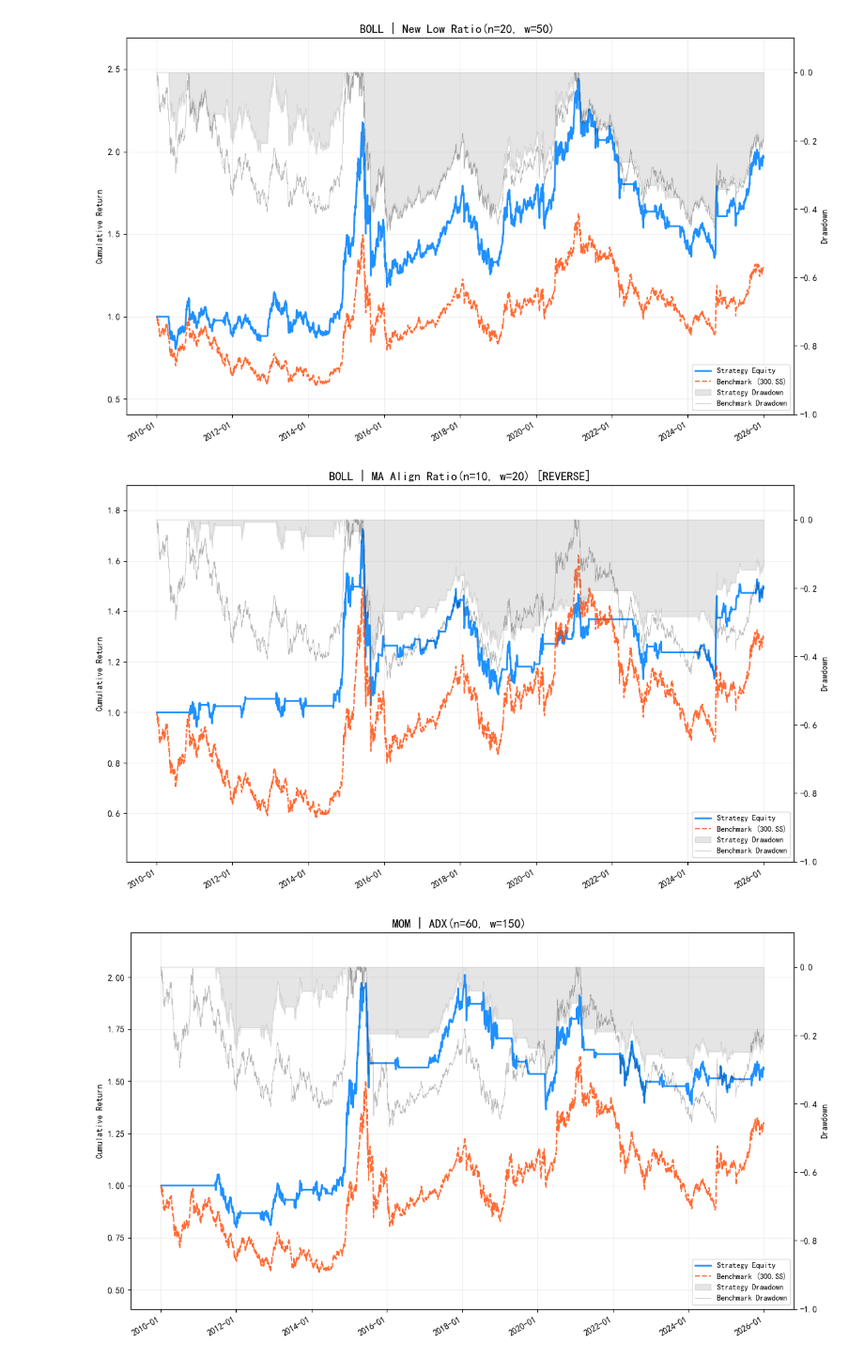
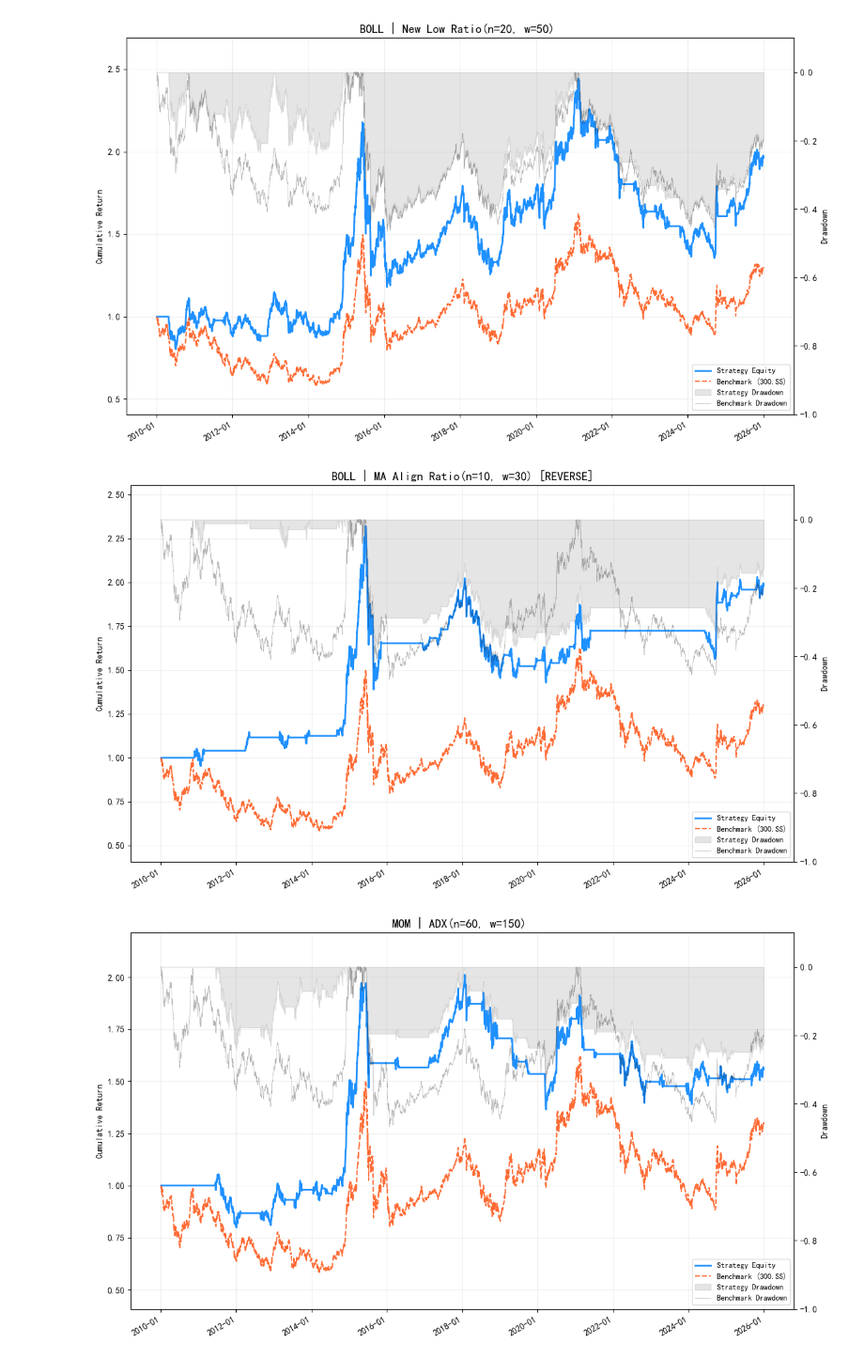
Before and after one commit to GaryNasser/quant-research-notebook, a Jupyter notebook: C-择时/20251226-华泰证券-A股择时之技术打分体系.ipynb, the cells around one changed output. Shown at 94% size. Cells and saved outputs as stored; diff of their text form; code cells hidden in the pictures.

```diff
--- a/C-择时/20251226-华泰证券-A股择时之技术打分体系.ipynb
+++ b/C-择时/20251226-华泰证券-A股择时之技术打分体系.ipynb
@@ -644,11 +644,11 @@ boll.plot_strategy_performance("Close", "New Low Ratio", calc_new_low_ratio, 20,
 # %% [output]
 [figure]
 # %%
-# Reverse BOLL 策略，10 日多头排列占比，20 天回看窗口
+# Reverse BOLL 策略，10 日多头排列占比，30 天回看窗口
 boll.plot_strategy_performance("Close", "MA Align Ratio", calc_ma_alignment_ratio,
-                               10, 20, True)
+                               10, 30, True)
 # %% [output]
-[figure, old version]
+[figure, new version]
 # %%
 # MOMENTUM 策略，60 日ADX，150 天回看窗口
 mom.plot_strategy_performance(["High", "Low", "Close"], "ADX", calc_adx, 60, 150)
```
Also changed, not shown: parts of 3 cells of this notebook.
